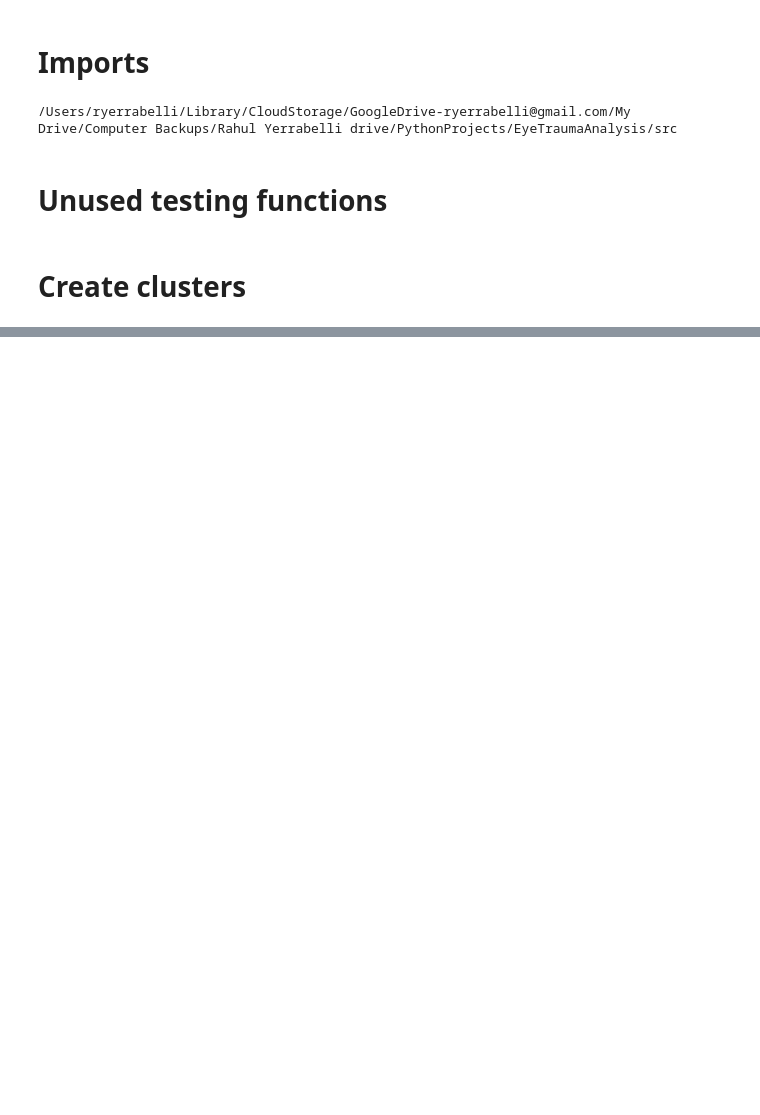
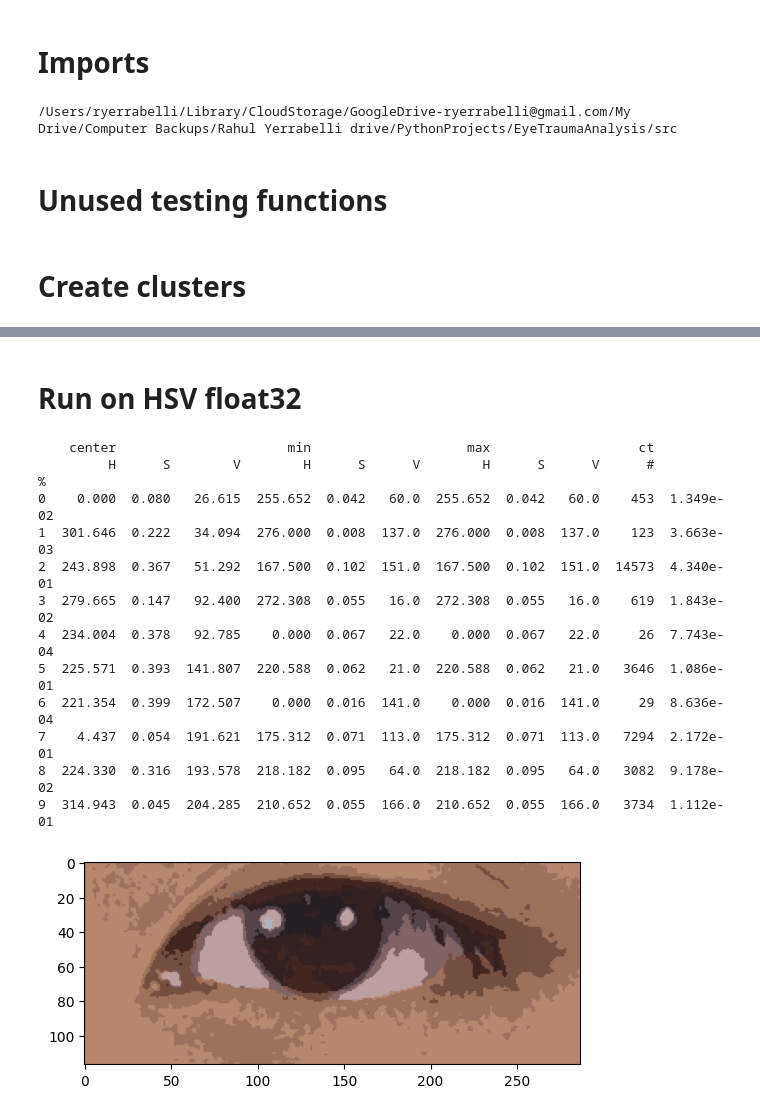
Before and after one commit to ethanrasmussen/EyeTraumaAnalysis, a Jupyter notebook: src/notebooks/RSY_2_kmeans_save_output.ipynb, the cells around one changed output, grey strips where cells are left out. Drawn from its saved outputs; the diff is of its cells as text; code cells hidden in the pictures; blank space fills up the shorter version.

```diff
--- a/src/notebooks/RSY_2_kmeans_save_output.ipynb
+++ b/src/notebooks/RSY_2_kmeans_save_output.ipynb
@@ -133,0 +263,28 @@ def draw_separate_clusters(img, filename=None, labelled=True, K_val=10):
+# %% [markdown]
+# Run on HSV float32
+# %%
+img_file_num = 14000
+image = EyeTraumaAnalysis.Image(f"data/01_raw/{img_file_num}.png")
+img_bgr = image.img
+# HSV floats are from (0-360,0-1,0-1) while uint8s are 0-255 for all channels
+img_hsv = cv2.cvtColor(np.float32(img_bgr), cv2.COLOR_BGR2HSV)  # needs to be float32, not the default float64
+centers, kmeans_masks, res_img, clusters = create_kmeans(img_hsv)
+res_bgr = np.uint8(cv2.cvtColor(res_hsv, cv2.COLOR_HSV2BGR))
+masks_summed = EyeTraumaAnalysis.get_masked_sums(kmeans_masks)
+plt.imshow(res_bgr)
+with pd.option_context("display.precision", 3, "display.width",100):
+    print(clusters)
+# %% [output]
+    center                      min                    max                   ct
+         H      S        V        H      S      V        H      S      V      #          %
+0    0.000  0.080   26.615  255.652  0.042   60.0  255.652  0.042   60.0    453  1.349e-02
+1  301.646  0.222   34.094  276.000  0.008  137.0  276.000  0.008  137.0    123  3.663e-03
+2  243.898  0.367   51.292  167.500  0.102  151.0  167.500  0.102  151.0  14573  4.340e-01
+3  279.665  0.147   92.400  272.308  0.055   16.0  272.308  0.055   16.0    619  1.843e-02
+4  234.004  0.378   92.785    0.000  0.067   22.0    0.000  0.067   22.0     26  7.743e-04
+5  225.571  0.393  141.807  220.588  0.062   21.0  220.588  0.062   21.0   3646  1.086e-01
+6  221.354  0.399  172.507    0.000  0.016  141.0    0.000  0.016  141.0     29  8.636e-04
+7    4.437  0.054  191.621  175.312  0.071  113.0  175.312  0.071  113.0   7294  2.172e-01
+8  224.330  0.316  193.578  218.182  0.095   64.0  218.182  0.095   64.0   3082  9.178e-02
+9  314.943  0.045  204.285  210.652  0.055  166.0  210.652  0.055  166.0   3734  1.112e-01
+[figure, added]
```
Also changed, not shown: parts of 15 cells of this notebook, 2 other files.
